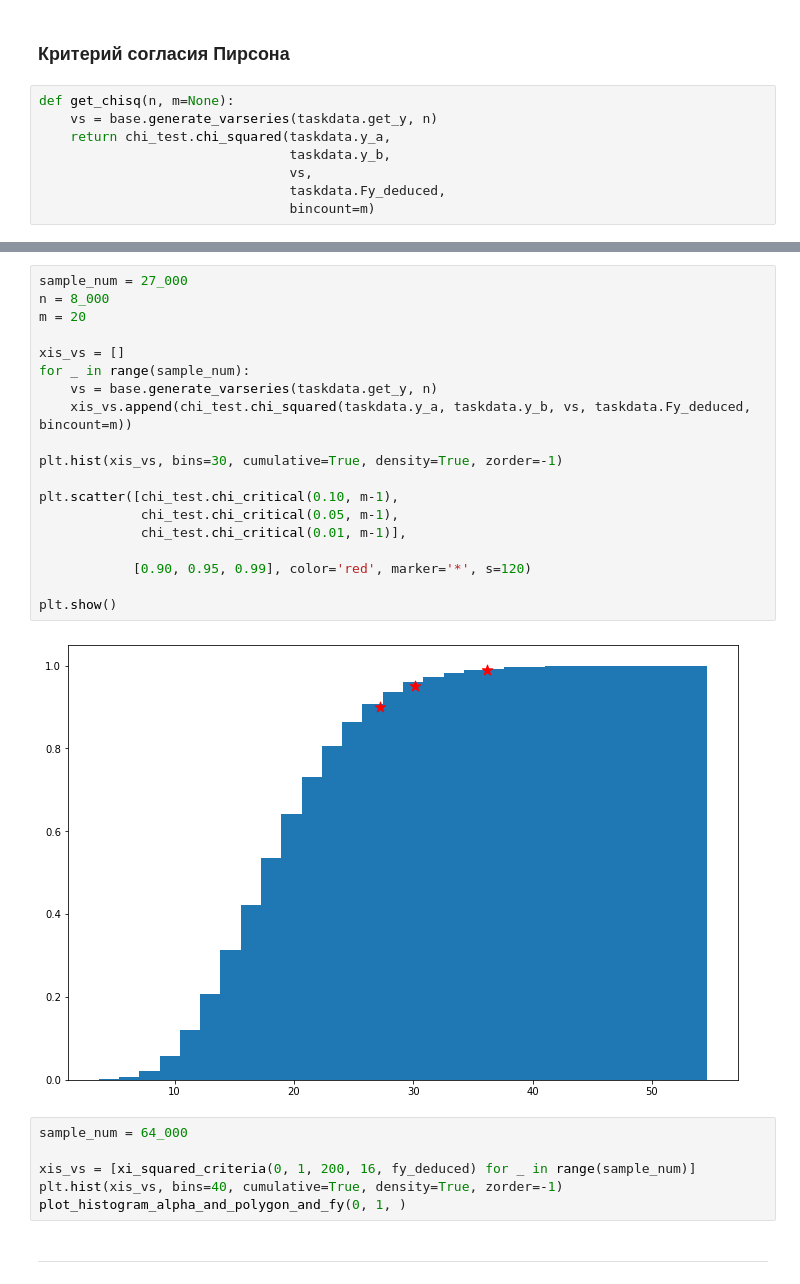
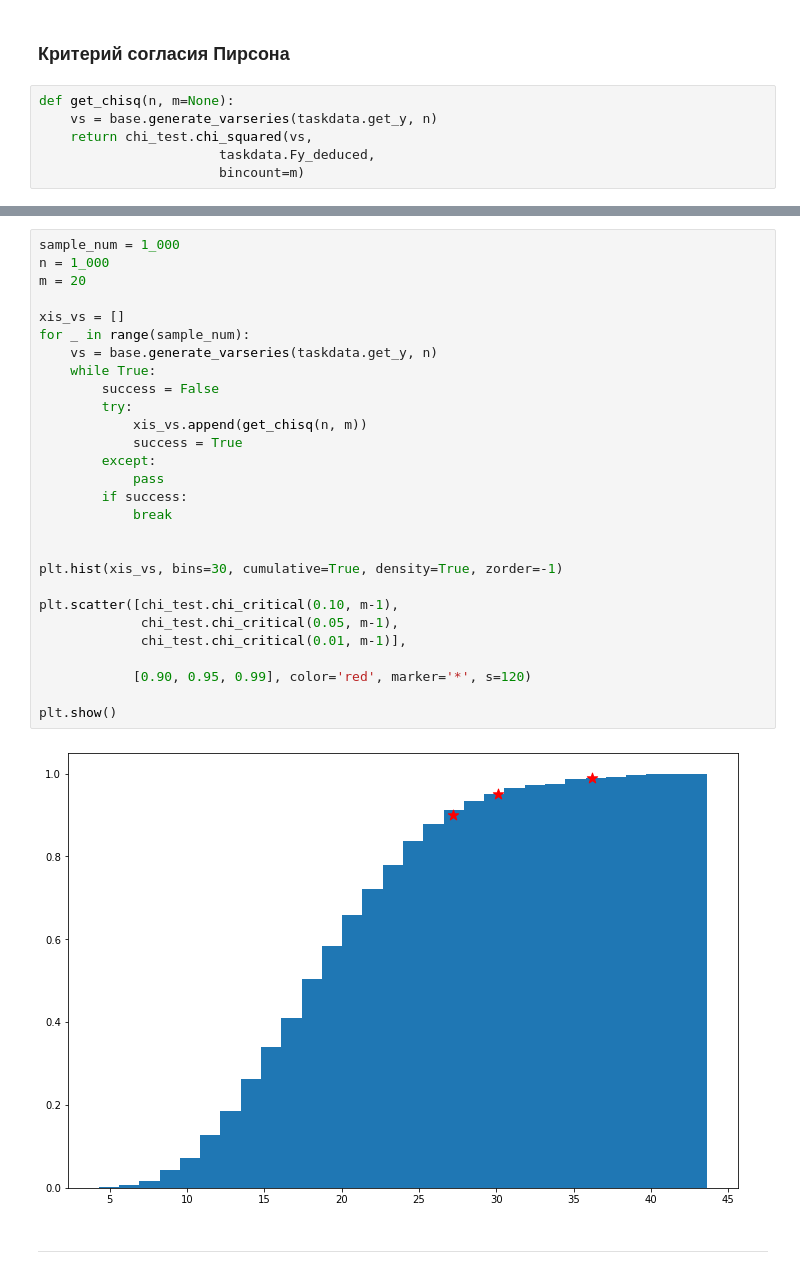
Before and after one commit to rosteeslove/bsuir-4th-term-python-stuff, a Jupyter notebook: math_stat/fourth.ipynb, the cells around one changed output, grey strips where cells are left out. Saved outputs shown, nothing was run; the diff lists cells and outputs as text.

```diff
--- a/math_stat/fourth.ipynb
+++ b/math_stat/fourth.ipynb
@@ -27,11 +28,9 @@ plt.rcParams['figure.figsize'] = [12, 8]
 # %%
 def get_chisq(n, m=None):
     vs = base.generate_varseries(taskdata.get_y, n)
-    return chi_test.chi_squared(taskdata.y_a,
-                                taskdata.y_b,
-                                vs,
-                                taskdata.Fy_deduced,
-                                bincount=m)
+    return chi_test.chi_squared(vs,
+                       taskdata.Fy_deduced,
+                       bincount=m)
 # %%
 # test chi_squared 20 times
 
@@ -159,30 +122,33 @@ plt.show()
 # %%
-sample_num = 27_000
-n = 8_000
+sample_num = 1_000
+n = 1_000
 m = 20
 
 xis_vs = []
 for _ in range(sample_num):
     vs = base.generate_varseries(taskdata.get_y, n)
-    xis_vs.append(chi_test.chi_squared(taskdata.y_a, taskdata.y_b, vs, taskdata.Fy_deduced, bincount=m))
+    while True:
+        success = False
+        try:
+            xis_vs.append(get_chisq(n, m))
+            success = True
+        except:
+            pass
+        if success:
+            break
+
 
 plt.hist(xis_vs, bins=30, cumulative=True, density=True, zorder=-1)
 
 plt.scatter([chi_test.chi_critical(0.10, m-1),
              chi_test.chi_critical(0.05, m-1),
              chi_test.chi_critical(0.01, m-1)],
 
             [0.90, 0.95, 0.99], color='red', marker='*', s=120)
 
 plt.show()
 # %% [output]
-[figure, old version]
+[figure, new version]
-# %%
-sample_num = 64_000
-
-xis_vs = [xi_squared_criteria(0, 1, 200, 16, fy_deduced) for _ in range(sample_num)]
-plt.hist(xis_vs, bins=40, cumulative=True, density=True, zorder=-1)
-plot_histogram_alpha_and_polygon_and_fy(0, 1, )
 # %% [markdown]
 ***
 # %% [markdown]
```
Also changed, not shown: parts of 14 cells of this notebook, 4 other files.
